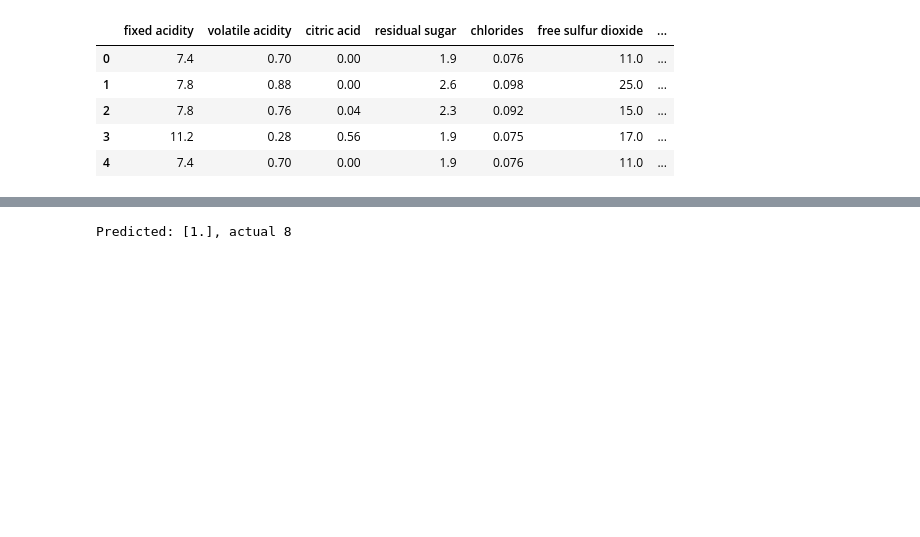
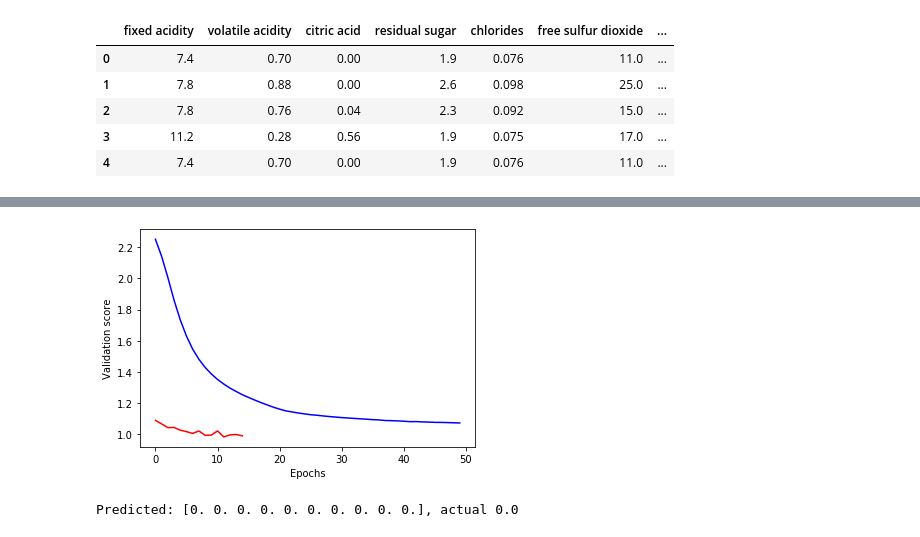
Before and after one commit to thomashon/ml-ue3, a Jupyter notebook: 3a/3a.ipynb, the cells around one changed output, grey strips where cells are left out. Saved outputs shown, nothing was run; the diff lists cells and outputs as text; code cells hidden in the pictures; blank space fills up the shorter version.

```diff
--- a/3a/3a.ipynb
+++ b/3a/3a.ipynb
@@ -145,13 +151,9 @@ X_test_scaled = scaler.transform(X_test)
 # %%
 from keras.models import Sequential
 from keras.layers import Dense
+from keras.callbacks import EarlyStopping
+
+early_stopping_monitor = EarlyStopping(patience=3)
 
 in_cols = X.shape[1]
 out_cols = y.shape[1]
-
-model = Sequential()
-
-model.add(Dense(100, activation='relu', input_shape=(in_cols,)))
-model.add(Dense(100, activation='relu'))
-model.add(Dense(100, activation='relu'))
-model.add(Dense(out_cols, activation='softmax'))
@@ -214,9 +248,16 @@ plot_history(history)
+# %%
+plt.plot(model_1_training.history['val_loss'], 'r', model_2_training.history['val_loss'], 'b')
+plt.xlabel('Epochs')
+plt.ylabel('Validation score')
+plt.show()
+# %% [output]
+[figure, added]
 # %%
 from numpy import round
 
-y_predicted = model.predict(X_test_scaled)
+y_predicted = model_1.predict(X_test_scaled)
 
 print('Predicted: {}, actual {}'.format(round(y_predicted[0]), y_test.ravel()[0]))
 # %% [output]
-Predicted: [1.], actual 8
+Predicted: [0. 0. 0. 0. 0. 0. 0. 0. 0. 0.], actual 0.0
 # %%
```
Also changed, not shown: parts of 12 cells of this notebook.
